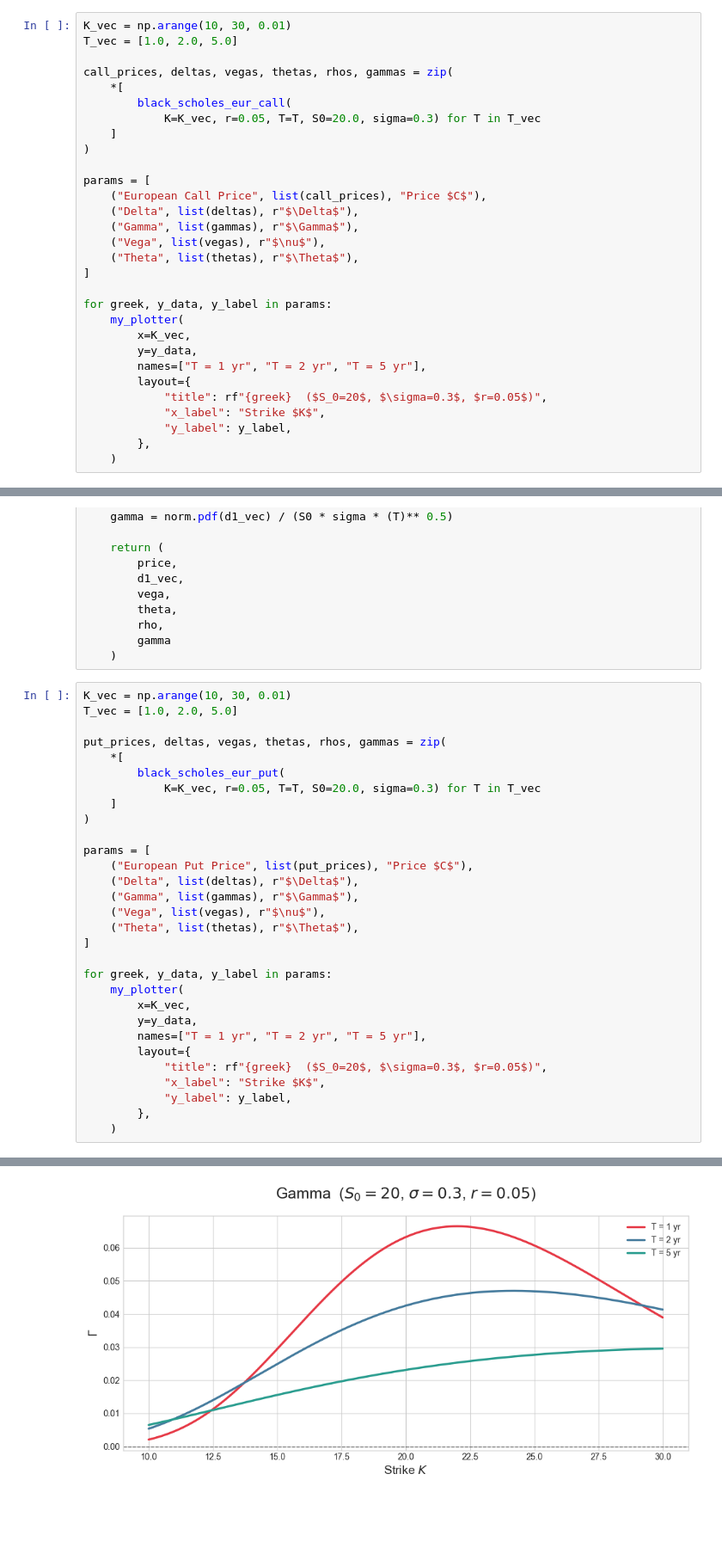
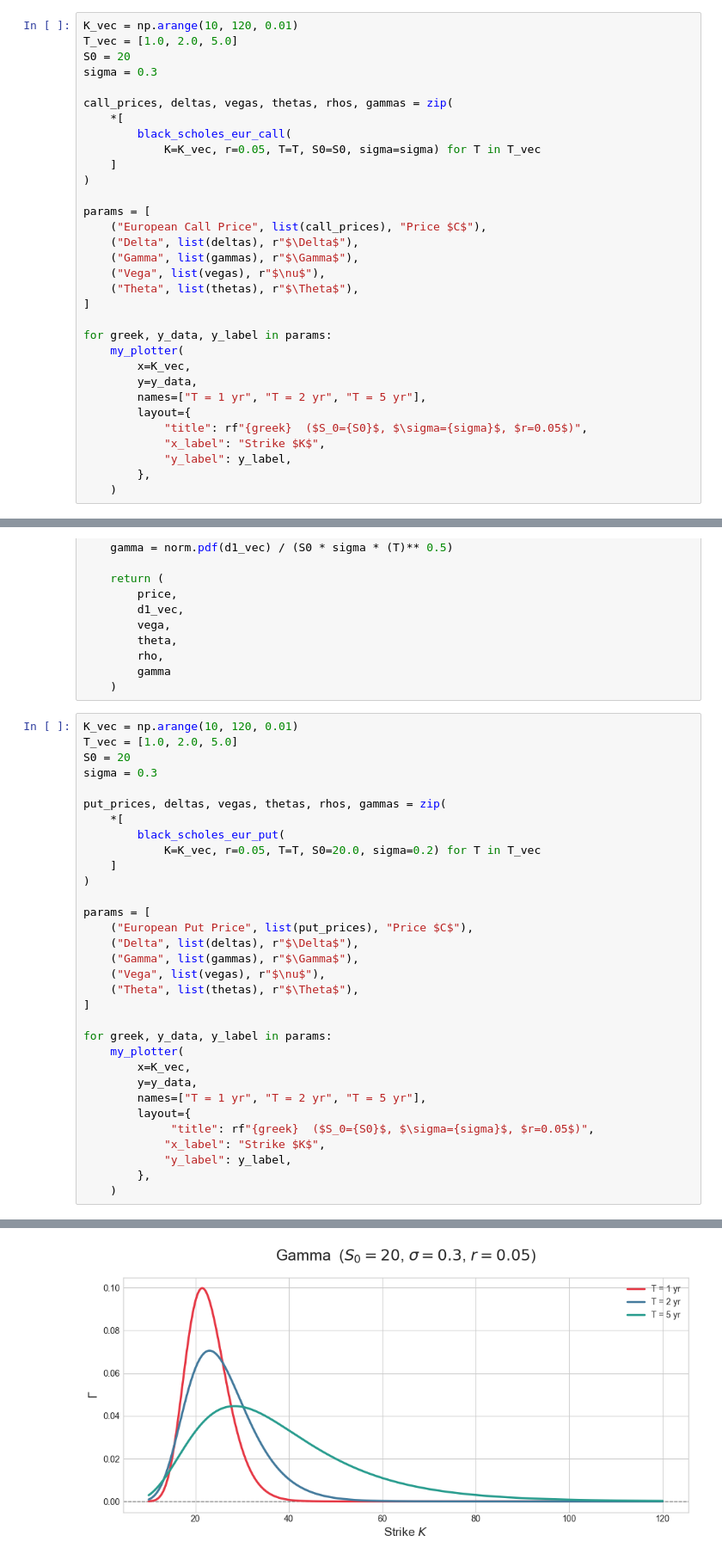
Before and after one commit to QuantCourseBP/QuantCourseBP, a Jupyter notebook: homeworks/Assignment 1/assignment_1.ipynb, the cells around one changed output, grey strips where cells are left out. Shown at 86% size. Saved outputs shown, nothing was run; the diff lists cells and outputs as text; blank space fills up the shorter version.

```diff
--- a/homeworks/Assignment 1/assignment_1.ipynb
+++ b/homeworks/Assignment 1/assignment_1.ipynb
@@ -168,13 +168,15 @@ def black_scholes_eur_call(
         gamma
     )
 # %%
-K_vec = np.arange(10, 30, 0.01)
+K_vec = np.arange(10, 120, 0.01)
 T_vec = [1.0, 2.0, 5.0]
+S0 = 20
+sigma = 0.3
 
 call_prices, deltas, vegas, thetas, rhos, gammas = zip(
     *[
         black_scholes_eur_call(
-            K=K_vec, r=0.05, T=T, S0=20.0, sigma=0.3) for T in T_vec
+            K=K_vec, r=0.05, T=T, S0=S0, sigma=sigma) for T in T_vec
     ]
 )
 
@@ -192,7 +194,7 @@ for greek, y_data, y_label in params:
         y=y_data,
         names=["T = 1 yr", "T = 2 yr", "T = 5 yr"],
         layout={
-            "title": rf"{greek}  ($S_0=20$, $\sigma=0.3$, $r=0.05$)",
+            "title": rf"{greek}  ($S_0={S0}$, $\sigma={sigma}$, $r=0.05$)",
             "x_label": "Strike $K$",
             "y_label": y_label,
         },
@@ -259,13 +261,15 @@ def black_scholes_eur_put(
         gamma
     )
 # %%
-K_vec = np.arange(10, 30, 0.01)
+K_vec = np.arange(10, 120, 0.01)
 T_vec = [1.0, 2.0, 5.0]
+S0 = 20
+sigma = 0.3
 
 put_prices, deltas, vegas, thetas, rhos, gammas = zip(
     *[
         black_scholes_eur_put(
-            K=K_vec, r=0.05, T=T, S0=20.0, sigma=0.3) for T in T_vec
+            K=K_vec, r=0.05, T=T, S0=20.0, sigma=0.2) for T in T_vec
     ]
 )
 
@@ -283,7 +287,7 @@ for greek, y_data, y_label in params:
         y=y_data,
         names=["T = 1 yr", "T = 2 yr", "T = 5 yr"],
         layout={
-            "title": rf"{greek}  ($S_0=20$, $\sigma=0.3$, $r=0.05$)",
+             "title": rf"{greek}  ($S_0={S0}$, $\sigma={sigma}$, $r=0.05$)",
             "x_label": "Strike $K$",
             "y_label": y_label,
         },
@@ -294 +298 @@ for greek, y_data, y_label in params:
-[figure, old version]
+[figure, new version]
```
Also changed, not shown: parts of 2 cells of this notebook.
